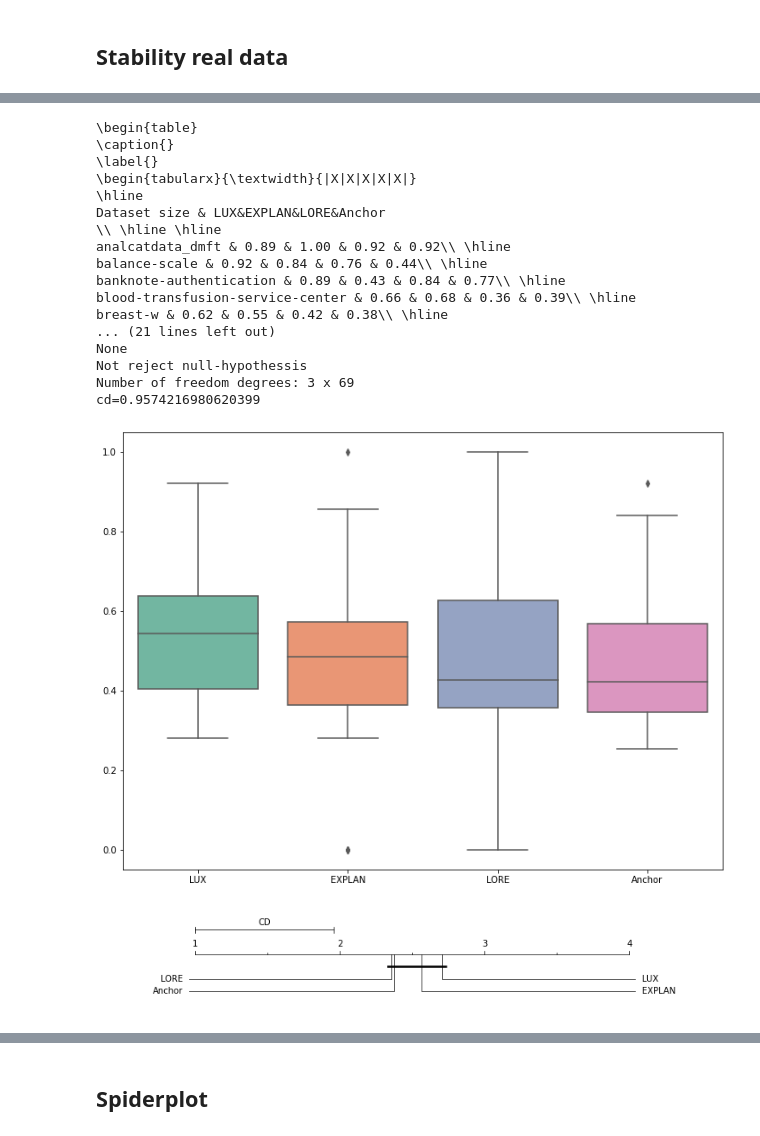
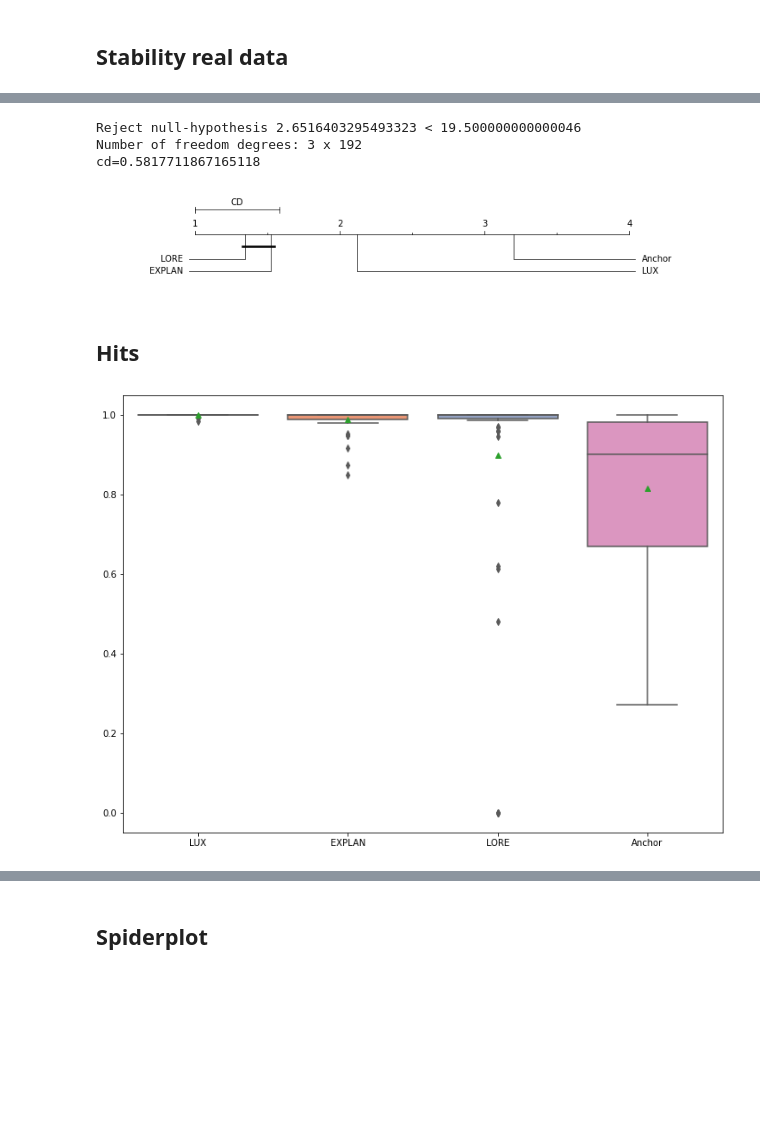
Before and after one commit to sbobek/lux, a Jupyter notebook: lux_paper_figures.ipynb, the cells around one changed output, grey strips where cells are left out. Cells and saved outputs as stored; diff of their text form; code cells hidden in the pictures; blank space fills up the shorter version.

```diff
--- a/lux_paper_figures.ipynb
+++ b/lux_paper_figures.ipynb
@@ -1489,0 +182,18 @@ for num_and_cat in  os.listdir(directory):
+# %%
+dirs = [
+    'openmlx100_deep_oblique_shap_discount_4_o',
+    'openmlx100_deep_oblique_shap_discount_4_p',
+    'openmlx100_deep_oblique_shap_discount_4_r'
+]
+
+dataframes = []
+
+# Loop through file paths to read and process CSV files
+for path in file_paths:
+    df = pd.read_csv(path)[['dataset']]
+    df.columns = ['Dataset name']
+    df['Dataset name'] = df['Dataset name'].apply(lambda x: x.split('_')[0])
+    dataframes.append(df)
+
+# Concatenate all dataframes and calculate mean by dataset
+fullds = pd.concat(dataframes).drop_duplicates()
@@ -2031,62 +956,49 @@ cd=0.9574216980620399
 # %%
-
-fig, ax = plt.subplots(figsize=(12,9))
-aggregated = pd.read_csv(f'./results/{directory}/synthx100_stability.csv').fillna(0).groupby('dataset')[['feature_mean_rule_lux_shap','feature_mean_rule_EXPLAN','feature_mean_rule_LORE','feature_mean_rule_Anchor']].mean()
-aggregated.columns=['LUX','EXPLAN','LORE', 'Anchor']
-sns.boxplot(data=aggregated, ax=ax,palette='Set2', notch=False)
-plt.savefig('./pix/stability_real-comp.pdf', format='pdf',bbox_inches='tight')
-aggregated_std = pd.read_csv(f'./results/{directory}/synthx100_stability.csv').fillna(0).groupby('dataset')[['feature_mean_rule_lux_shap','feature_mean_rule_EXPLAN','feature_mean_rule_LORE','feature_mean_rule_Anchor']].std()
-aggregated_std.columns=['LUX','EXPLAN','LORE','Anchor']
-
-
-print(to_latex_nostd(aggregated, index_name='Dataset size'))
-
 result = friedmanchisquare(aggregated['LUX'],aggregated['EXPLAN'],aggregated['LORE'])#, aggregated['Isolation forest'], aggregated['K-D tree query'], aggregated['Random selection'])
 result[0]
 result[1]
 
 ppf=f.ppf(q=1-.05, dfn=aggregated.shape[1]-1, dfd=(aggregated.shape[0]-1)*(aggregated.shape[1]-1))
 if ppf < result[0]:
     print(f'Reject null-hypothesis {ppf} < {result[0]}')
 else:
     print('Not reject null-hypothessis')
 print(f'Number of freedom degrees: {aggregated.shape[1]-1} x {(aggregated.shape[0]-1)*(aggregated.shape[1]-1)}')
 
 
 nemfried = sp.posthoc_nemenyi_friedman(aggregated)
 nemfried
 
-avranks=rankdata(aggregated, axis=1)
+avranks=np.nan_to_num(rankdata(aggregated, axis=1,nan_policy='omit'),1)#rankdata(aggregated, axis=1)rankdata(aggregated, axis=1)
 avranks = np.mean(avranks, axis=0)
 avranks
 
-subjects.append('Stability')
-lux.append(avranks[0])
-explan.append(avranks[1])
-lore.append(avranks[2])
-anchor.append(avranks[3])
+# subjects.append('Stability Real-Data')
+# lux.append(avranks[0])
+# explan.append(avranks[1])
+# lore.append(avranks[2])
+# anchor.append(avranks[3])
 
+avranks = abs(avranks -max(avranks))+min(avranks)
 cd = Orange.evaluation.compute_CD(avranks, aggregated.shape[0],alpha="0.05", test="nemenyi")
 print(f'cd={cd}')
 Orange.evaluation.graph_ranks(avranks, names=list(aggregated.columns), cd=cd, width=10, textspace=1.5
                               ,filename='./imgs/nemenyi_stability_real.pdf')
 # %% [output]
-\begin{table}
-\caption{}
-\label{}
-\begin{tabularx}{\textwidth}{|X|X|X|X|X|}
-\hline
-Dataset size & LUX&EXPLAN&LORE&Anchor
-\\ \hline \hline
-analcatdata_dmft & 0.89 & 1.00 & 0.92 & 0.92\\ \hline
-balance-scale & 0.92 & 0.84 & 0.76 & 0.44\\ \hline
-banknote-authentication & 0.89 & 0.43 & 0.84 & 0.77\\ \hline
-blood-transfusion-service-center & 0.66 & 0.68 & 0.36 & 0.39\\ \hline
-breast-w & 0.62 & 0.55 & 0.42 & 0.38\\ \hline
-... (21 lines left out)
-None
-Not reject null-hypothessis
-Number of freedom degrees: 3 x 69
-cd=0.9574216980620399
+Reject null-hypothesis 2.6516403295493323 < 19.500000000000046
+Number of freedom degrees: 3 x 192
+cd=0.5817711867165118
-[figure, old version]
+[figure, new version]
-[figure, removed]
+# %% [markdown]
+## Hits
+# %%
+file_paths = [ f'./results/{d}/synthx100_hits.csv' for d in dirs]
+
+
+
+
+aggregated, aggregated_std,_ = plot_stats_comparison(file_paths, columns=['hits_lux_shap', 'hits_explan','hits_lore','hits_anchor'])#, models=['LUX','EXPLAN','LORE'])
+
+agghits = aggregated
+# %% [output]
+[figure, added]
```
Also changed, not shown: parts of 156 cells of this notebook, 7 other files.
